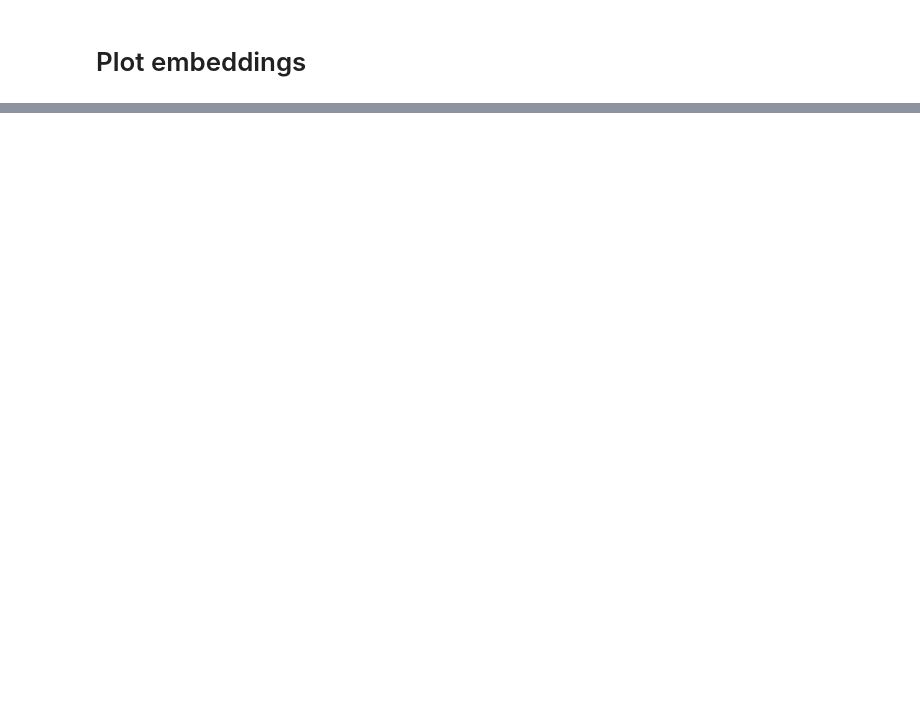
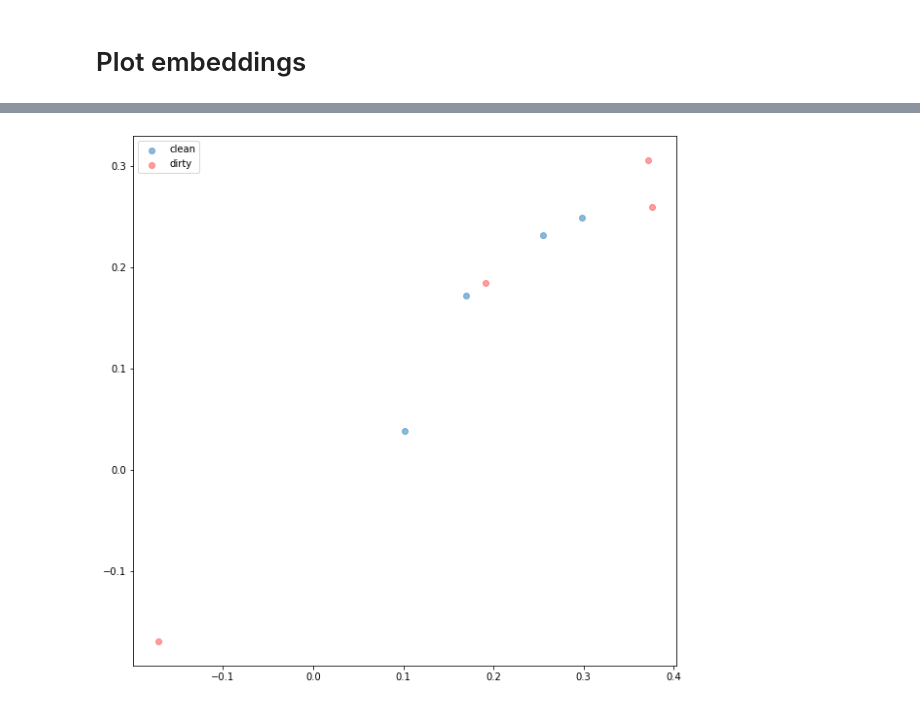
Before and after one commit to chocochip13/fewshotlearning, a Jupyter notebook: siamese-triplet/Experiments_triplet.ipynb, the cells around one changed output, grey strips where cells are left out. Saved outputs shown, nothing was run; the diff lists cells and outputs as text; code cells hidden in the pictures; blank space fills up the shorter version.

```diff
--- a/siamese-triplet/Experiments_triplet.ipynb
+++ b/siamese-triplet/Experiments_triplet.ipynb
@@ -213,5 +218,5 @@ Epoch: 7/7. Validation set: Average loss: 0.0000
 # Generatre embeddings from trained model
 # %%
 train_embeddings_tl, train_labels_tl = extract_embeddings(train_loader, model)
-sup_embeddings_tl, sup_labels_tl = extract_embeddings(sup4_loader, model)
-test_embeddings_tl, test_labels_tl = extract_embeddings(flobot_test_loader, model)
+sup_embeddings_tl, sup_labels_tl = extract_embeddings(sup1_loader, model)
+test_embeddings_tl, test_labels_tl = extract_embeddings(test_loader, model)
@@ -248,4 +249,6 @@ plot_embeddings(train_embeddings_tl, train_labels_tl)
 # %%
-plot_embeddings(sup_embeddings_tl, sup_labels_tl)
+plot_embeddings(sup_embeddings_tl, sup_labels_tl, train_cl)
+# %% [output]
+[figure, added]
 # %%
 #test_embeddings_tl, test_labels_tl = extract_embeddings(test_loader, model)
```
Also changed, not shown: parts of 8 cells of this notebook, 2 other files.
